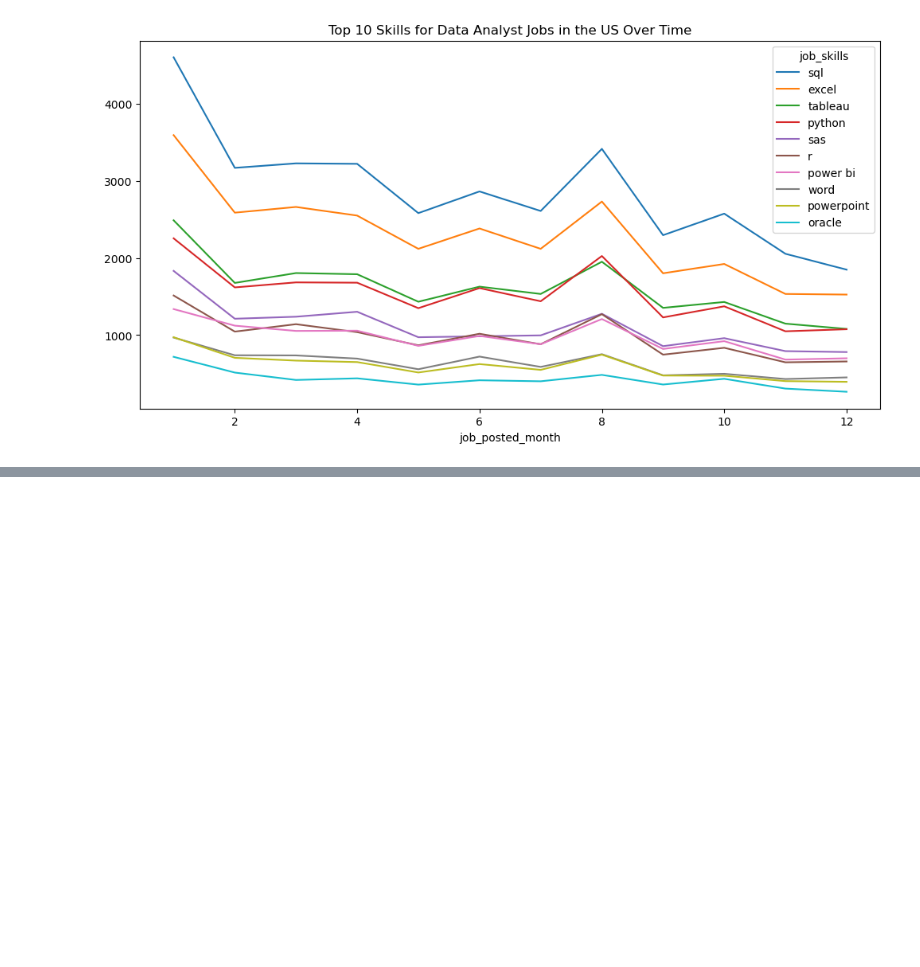
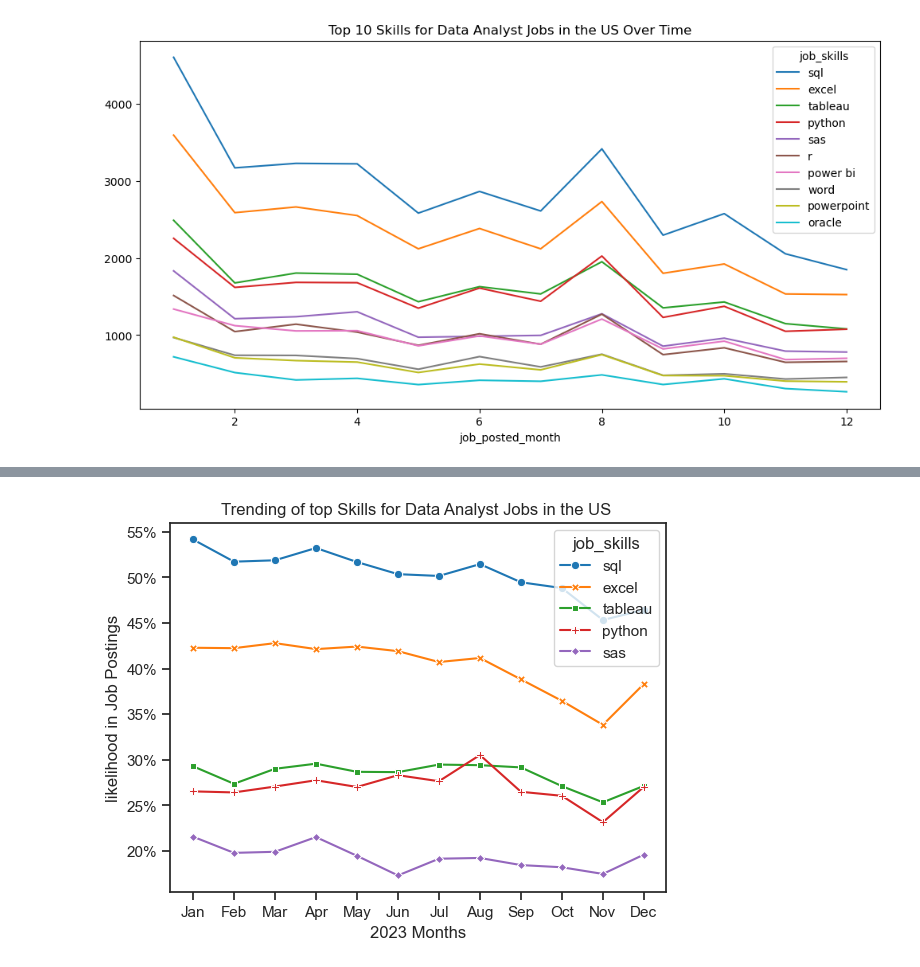
Before and after one commit to CizaAsilaBenjamin/Python_Data_Analysis_Course, a Jupyter notebook: 2_projectLucasPython/3_skills_trend.ipynb, the cells around one changed output, grey strips where cells are left out. Cells and saved outputs as stored; diff of their text form; code cells hidden in the pictures; blank space fills up the shorter version.

```diff
--- a/2_projectLucasPython/3_skills_trend.ipynb
+++ b/2_projectLucasPython/3_skills_trend.ipynb
@@ -17,8 +17,8 @@ df_US= df[(df['job_title_short'] == 'Data Analyst') & (df['job_country'] == 'Uni
 df_US['job_posted_month'] = df_US['job_posted_date'].dt.month
 df_US_skills_counts = df_US.explode('job_skills').groupby(['job_posted_month', 'job_skills']).size().reset_index(name='skills_count')
 df_US_skills_counts_pivot = df_US_skills_counts.pivot(index='job_posted_month', columns='job_skills', values='skills_count').fillna(0)
-df_US_skills_counts_pivot['Total'] = df_US_skills_counts_pivot.sum(axis=1)
-top_skills_US = df_US_skills_counts_pivot.drop(columns=['Total']).sum().sort_values(ascending=False).head(10).index .tolist()
+df_US_skills_counts_pivot['Total'] = df_US_skills_counts_pivot.sum()
+top_skills_US = df_US_skills_counts_pivot.drop(columns=['Total']).sum().sort_values(ascending=False).head(10).index.tolist()
 df_US_top_skills = df_US_skills_counts_pivot[top_skills_US]
 df_US_top_skills.plot(kind='line', figsize=(12, 6))
 plt.title('Top 10 Skills for Data Analyst Jobs in the US Over Time')
@@ -32,5 +32,4 @@ Text(0.5, 1.0, 'Top 10 Skills for Data Analyst Jobs in the US Over Time')
 [figure]
 # %%
 DA_totals = df_US.groupby('job_posted_month').size()
-df_US_top_skills_percentage = df_US_top_skills.div(DA_totals/100, axis=0)
-df_US_top_skills_percentage
+df_US_top_skills_percentage = df_US_top_skills.div(DA_totals, axis=0) * 100
@@ -51,0 +36,21 @@ df_US_top_skills_percentage
+# %%
+df_US_top_skills_percentage= df_US_top_skills_percentage.reset_index()
+df_US_top_skills_percentage['job_posted_month_n'] = df_US_top_skills_percentage['job_posted_month'].apply(lambda x: pd.to_datetime(x, format='%m').strftime('%b'))
+df_US_top_skills_percentage= df_US_top_skills_percentage.set_index('job_posted_month_n')
+df_US_top_skills_percentage= df_US_top_skills_percentage.drop(columns=['job_posted_month'])
+# %%
+df_DA_plot= df_US_top_skills_percentage.iloc[:, :5]
+sns.lineplot(data=df_DA_plot , markers=True, dashes=False, palette="tab10")
+sns.set_theme(style="ticks")
+plt.ylabel('likelihood in Job Postings')
+plt.xlabel('2023 Months')
+plt.title('Trending of top Skills for Data Analyst Jobs in the US ')
+
+from matplotlib.ticker import PercentFormatter
+ax= plt.gca()
+ax.yaxis.set_major_formatter(PercentFormatter(decimals=0))
+
+
+plt.show()
+# %% [output]
+[figure, added]
```
Also changed, not shown: parts of 1 cell of this notebook, 2 other files.
